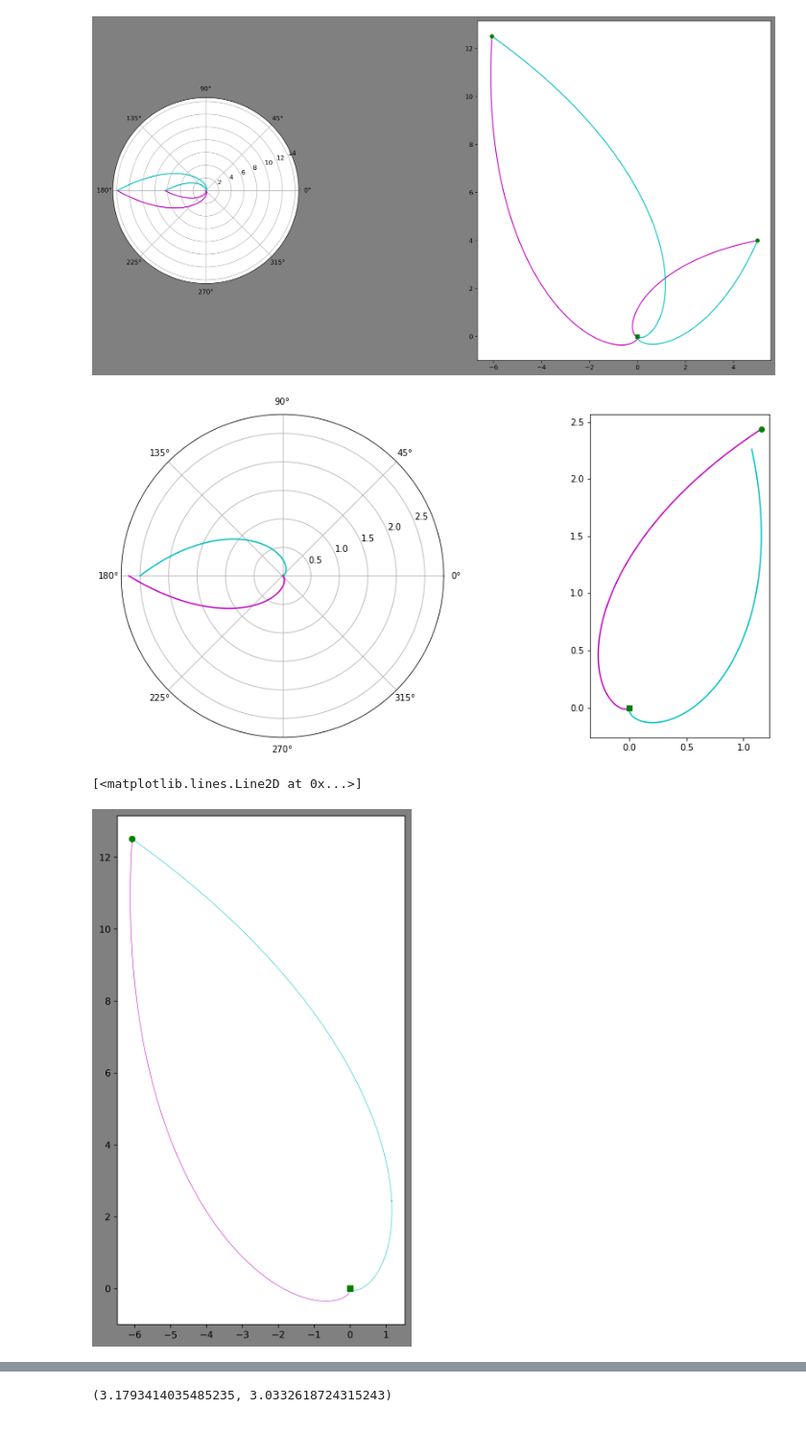
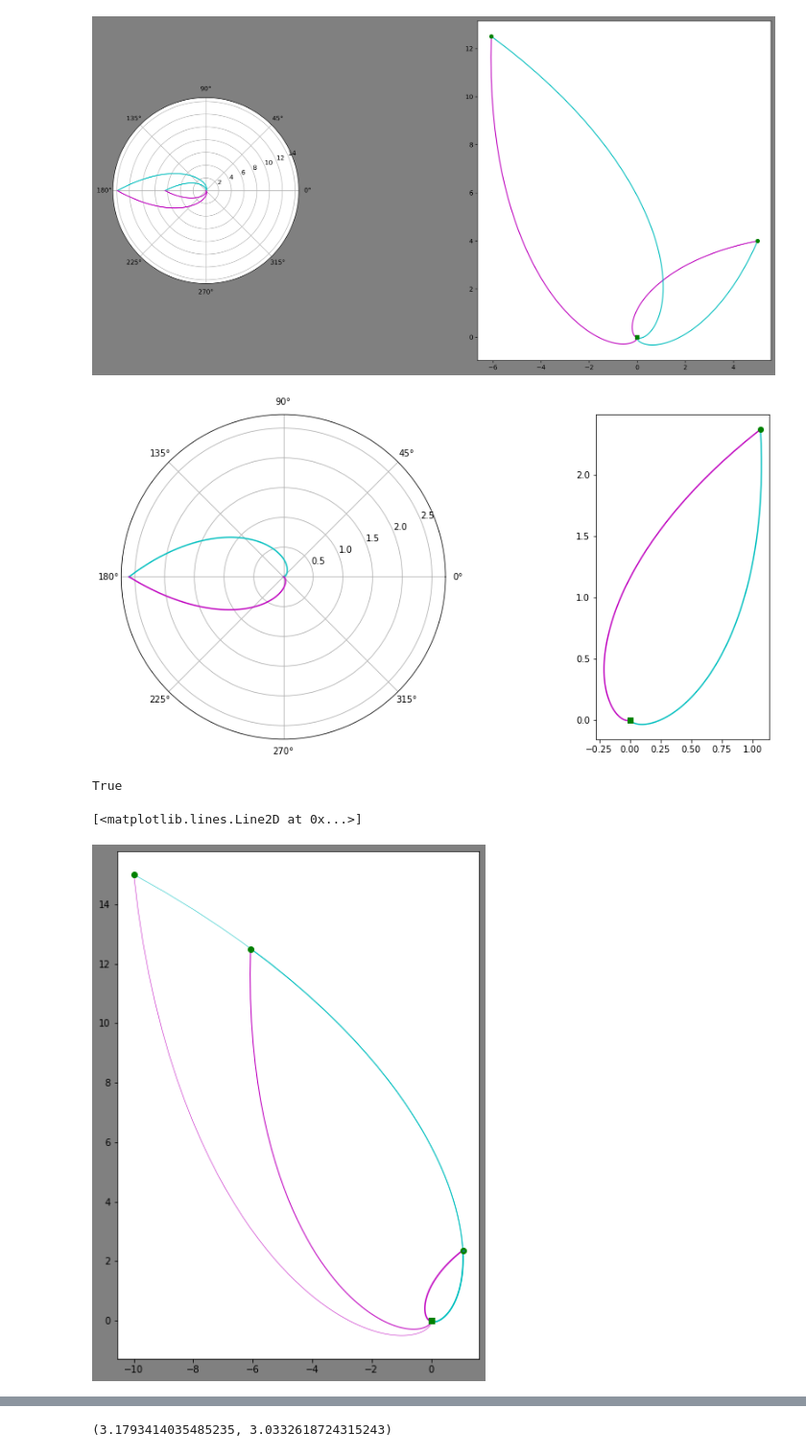
Before and after one commit to glebpinigin/flowmapper, a Jupyter notebook: tree_builder.ipynb, the cells around one changed output, grey strips where cells are left out. Shown at 96% size. Drawn from its saved outputs; the diff is of its cells as text; code cells hidden in the pictures.

```diff
--- a/tree_builder.ipynb
+++ b/tree_builder.ipynb
@@ -25,6 +25,7 @@ class NodeRegion():
         if params_r is not None and params_l is not None:
             thr = np.linspace(0, self.thmax['right'], self.s)
             thl = np.linspace(0, self.thmax['left'], self.s)
+
             # надо вычитать из пи разницу угла родительской спирали и текущей спирали перед вычислениями
             rr = polar_logspiral(params_r["a"], params_r["b"], thr)
             rl = polar_logspiral(params_l["a"], params_l["b"], thl)
@@ -35,8 +36,8 @@ class NodeRegion():
                 "left": {"a": params_l["a"], "b": params_l["b"], "r": rl}
             }
             self.crds = {
-                "right_xy": rect_logspiral(rr, self.th, self.ang, "right"),
-                "left_xy": rect_logspiral(rl, self.th, self.ang, "left")
+                "right_xy": rect_logspiral(rr, thr, self.ang+(np.pi-self.thmax['right']), "right"), # вставлен костыль, возвращающий ang к значению родителя
+                "left_xy": rect_logspiral(rl, thl, self.ang-(np.pi-self.thmax['left']), "left")
             }
         else:
             if b is None:
@@ -77,10 +78,9 @@ class NodeRegion():
 
             # this if statement handles situation, when intersection is above zero and leaf is below zero
             # withput this statemnt ~limit_th calculation is incorrect
-            if np.sign(uplt_th_ang) == -1 and np.sign(self.ang) == 1:
-                uplt_th_ang = rad_back_magic(uplt_th_ang)
+            difference = rad_back_magic(sign*(rad_magic(self.ang) - rad_magic(uplt_th_ang)))
 
-            upperlimit_th = thmax - sign*(self.ang - uplt_th_ang)
+            upperlimit_th = thmax - difference
         else:
             upperlimit_th = thmax
 
@@ -89,10 +89,9 @@ class NodeRegion():
 
             # this if statement handles situation, when intersection is above zero and leaf is below zero
             # withput this statemnt ~limit_th calculation is incorrect
-            if np.sign(lwlt_th_ang) == -1 and np.sign(self.ang) == 1:
-                lwlt_th_ang = rad_back_magic(lwlt_th_ang)
+            difference = rad_back_magic(sign*(rad_magic(self.ang) - rad_magic(lwlt_th_ang)))
 
-            lowerlimit_th = thmax - sign*(self.ang - lwlt_th_ang)
+            lowerlimit_th = thmax - difference
         else:
             lowerlimit_th = 0
 
@@ -107,7 +106,7 @@ class NodeRegion():
                 self.tp: {"a": a, "b": b, "r": r}
             }
             self.crds = {
-                f"{tp}_xy": rect_logspiral(r, self.th, self.ang, tp)
+                f"{tp}_xy": rect_logspiral(r, self.th, self.ang + (np.pi-self.thmax[tp])*sign, tp)
             }
         else:
             th = np.linspace(lowerlimit_th, upperlimit_th, self.s)
@@ -482,16 +532,21 @@ new_curve2 = NodeRegion(root=(0,0), leaf=tuple(point_xy2.tolist()), params_l=par
 
 new_curve2.plot()
 # %% [output]
-[figure, old version]
+[figure, new version]
+# %%
+new_curve2.params["right"]["a"] == curve1.params["right"]["a"]
+# %% [output]
+True
 # %%
-fig = plt.figure(1,(10,10), facecolor='gray', dpi=300)
+fig = plt.figure(1,(10,10), facecolor='gray')
 
 ax2 = fig.add_subplot(polar=False, facecolor='white')
 
 
-
-new_curve.plot(ax2=ax2, polar=False, linewidth=0.5)
-ax2.plot(point_xy2[0], point_xy2[1], "o", markersize=0.5)
+curve1.plot(ax2=ax2, polar=False, linewidth=0.5)
+new_curve.plot(ax2=ax2, polar=False, linewidth=1)
+new_curve2.plot(ax2=ax2, polar=False)
+ax2.plot(point_xy2[0], point_xy2[1], "o", markersize=1)
 # %% [output]
 [<matplotlib.lines.Line2D at 0x...>]
-[figure, old version]
+[figure, new version]
```
Also changed, not shown: parts of 8 cells of this notebook.
